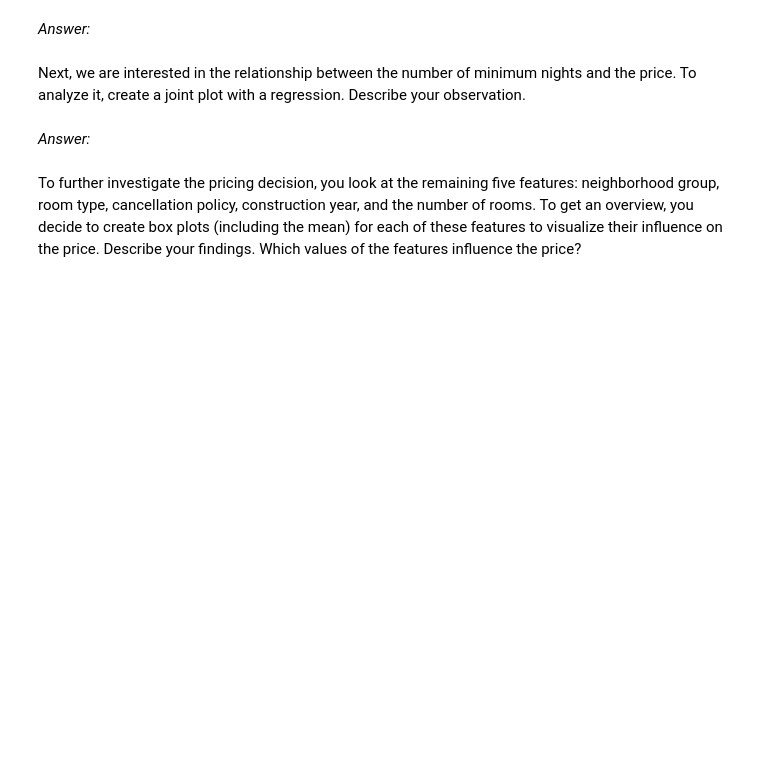
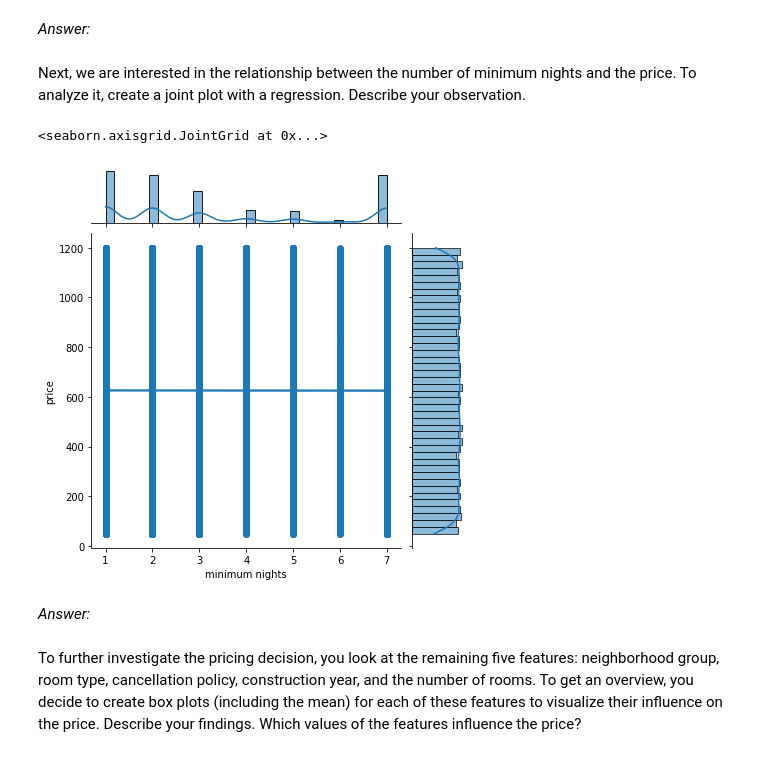
Before and after one commit to victorroferz/Data-Science-RWTH-Course, a Jupyter notebook: assignment_1.ipynb, the cells around one changed output. Cells and saved outputs as stored; diff of their text form; code cells hidden in the pictures; blank space fills up the shorter version.

```diff
--- a/assignment_1.ipynb
+++ b/assignment_1.ipynb
@@ -105,7 +197,11 @@ _Answer:_
 # %% [markdown]
 Next, we are interested in the relationship between the number of minimum nights and the price. To analyze it, create a joint plot with a regression. Describe your observation.
 # %%
-# Your answer goes here
+sns.jointplot(x="minimum nights", y="price", data=cleaned_dataset, kind="reg")
+# The plot shows no relationship because the regression line isn't able to represent all the data points!
+# %% [output]
+<seaborn.axisgrid.JointGrid at 0x...>
+[figure, added]
 # %% [markdown]
 _Answer:_
 # %% [markdown]
```
Also changed, not shown: parts of 24 cells of this notebook.
